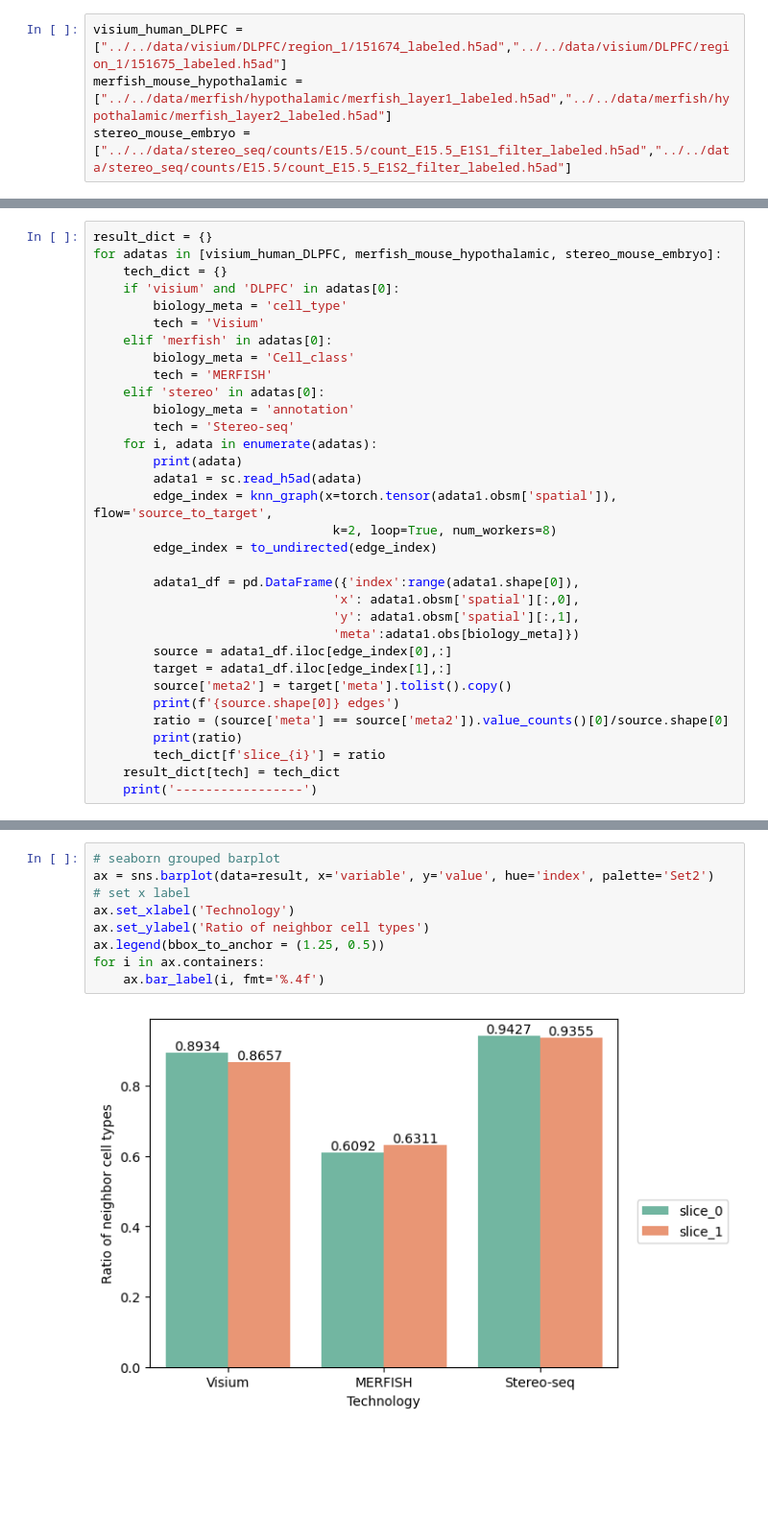
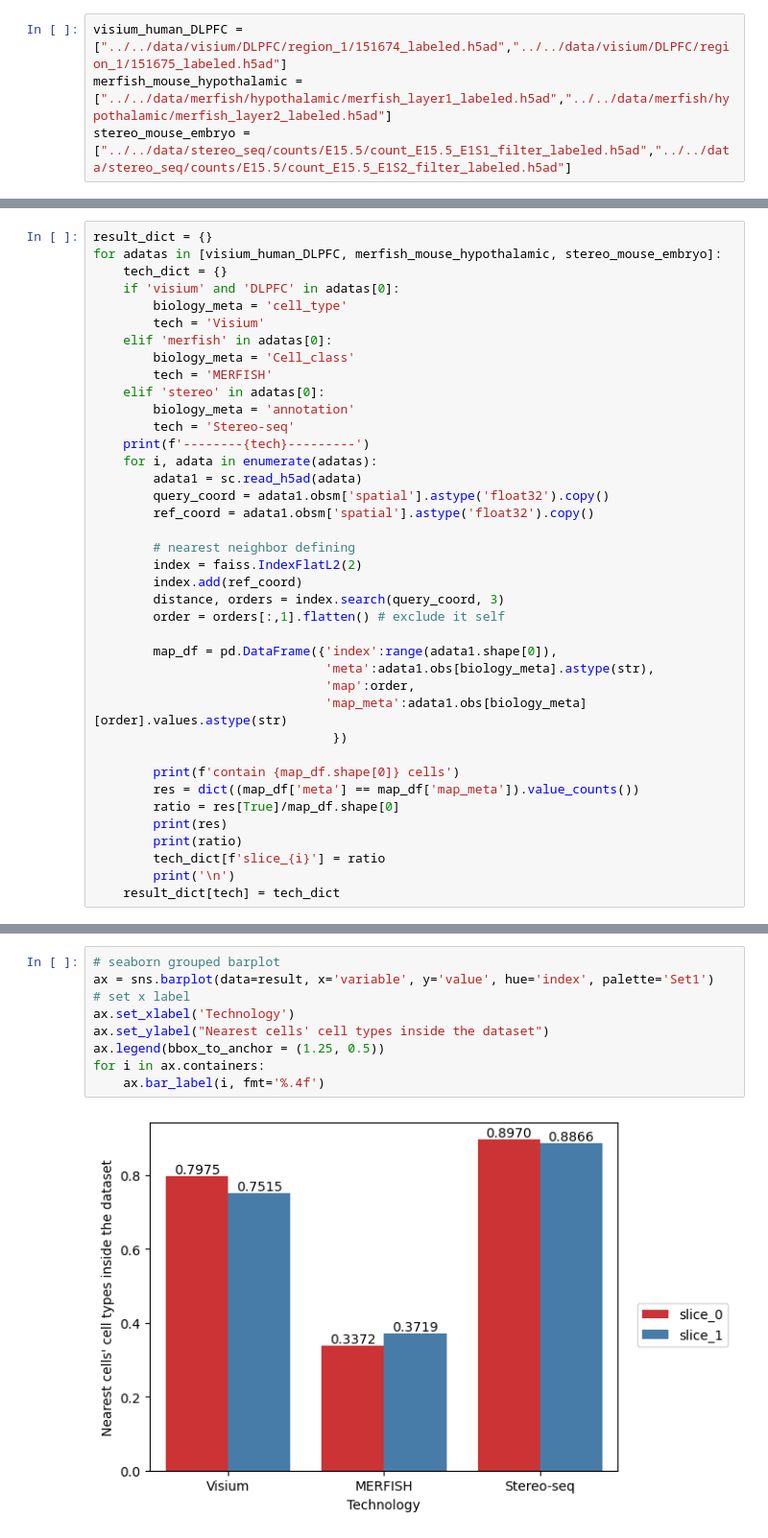
Before and after one commit to gao-lab/SLAT, a Jupyter notebook: benchmark/analysis/neighbor_celltype.ipynb, the cells around one changed output, grey strips where cells are left out. Shown at 96% size. Drawn from its saved outputs; the diff is of its cells as text; blank space fills up the shorter version.

```diff
--- a/benchmark/analysis/neighbor_celltype.ipynb
+++ b/benchmark/analysis/neighbor_celltype.ipynb
@@ -25,24 +26,30 @@ for adatas in [visium_human_DLPFC, merfish_mouse_hypothalamic, stereo_mouse_embr
     elif 'stereo' in adatas[0]:
         biology_meta = 'annotation'
         tech = 'Stereo-seq'
+    print(f'--------{tech}---------')
     for i, adata in enumerate(adatas):
-        print(adata)
         adata1 = sc.read_h5ad(adata)
-        edge_index = knn_graph(x=torch.tensor(adata1.obsm['spatial']), flow='source_to_target',
-                                k=2, loop=True, num_workers=8)
-        edge_index = to_undirected(edge_index)
+        query_coord = adata1.obsm['spatial'].astype('float32').copy()
+        ref_coord = adata1.obsm['spatial'].astype('float32').copy()
 
-        adata1_df = pd.DataFrame({'index':range(adata1.shape[0]),
-                                'x': adata1.obsm['spatial'][:,0],
-                                'y': adata1.obsm['spatial'][:,1],
-                                'meta':adata1.obs[biology_meta]})
-        source = adata1_df.iloc[edge_index[0],:]
-        target = adata1_df.iloc[edge_index[1],:]
-        source['meta2'] = target['meta'].tolist().copy()
-        print(f'{source.shape[0]} edges')
-        ratio = (source['meta'] == source['meta2']).value_counts()[0]/source.shape[0]
+        # nearest neighbor defining
+        index = faiss.IndexFlatL2(2)
+        index.add(ref_coord)
+        distance, orders = index.search(query_coord, 3)
+        order = orders[:,1].flatten() # exclude it self
+
+        map_df = pd.DataFrame({'index':range(adata1.shape[0]),
+                               'meta':adata1.obs[biology_meta].astype(str),
+                               'map':order,
+                               'map_meta':adata1.obs[biology_meta][order].values.astype(str)
+                                })
+
+        print(f'contain {map_df.shape[0]} cells')
+        res = dict((map_df['meta'] == map_df['map_meta']).value_counts())
+        ratio = res[True]/map_df.shape[0]
+        print(res)
         print(ratio)
         tech_dict[f'slice_{i}'] = ratio
+        print('\n')
     result_dict[tech] = tech_dict
-    print('-----------------')
 # %% [output]
@@ -112,11 +85,11 @@ result
 # %%
 # seaborn grouped barplot
-ax = sns.barplot(data=result, x='variable', y='value', hue='index', palette='Set2')
+ax = sns.barplot(data=result, x='variable', y='value', hue='index', palette='Set1')
 # set x label
 ax.set_xlabel('Technology')
-ax.set_ylabel('Ratio of neighbor cell types')
+ax.set_ylabel("Nearest cells' cell types inside the dataset")
 ax.legend(bbox_to_anchor = (1.25, 0.5))
 for i in ax.containers:
     ax.bar_label(i, fmt='%.4f')
 # %% [output]
-[figure, old version]
+[figure, new version]
```
Also changed, not shown: parts of 9 cells of this notebook, 25 other files.
